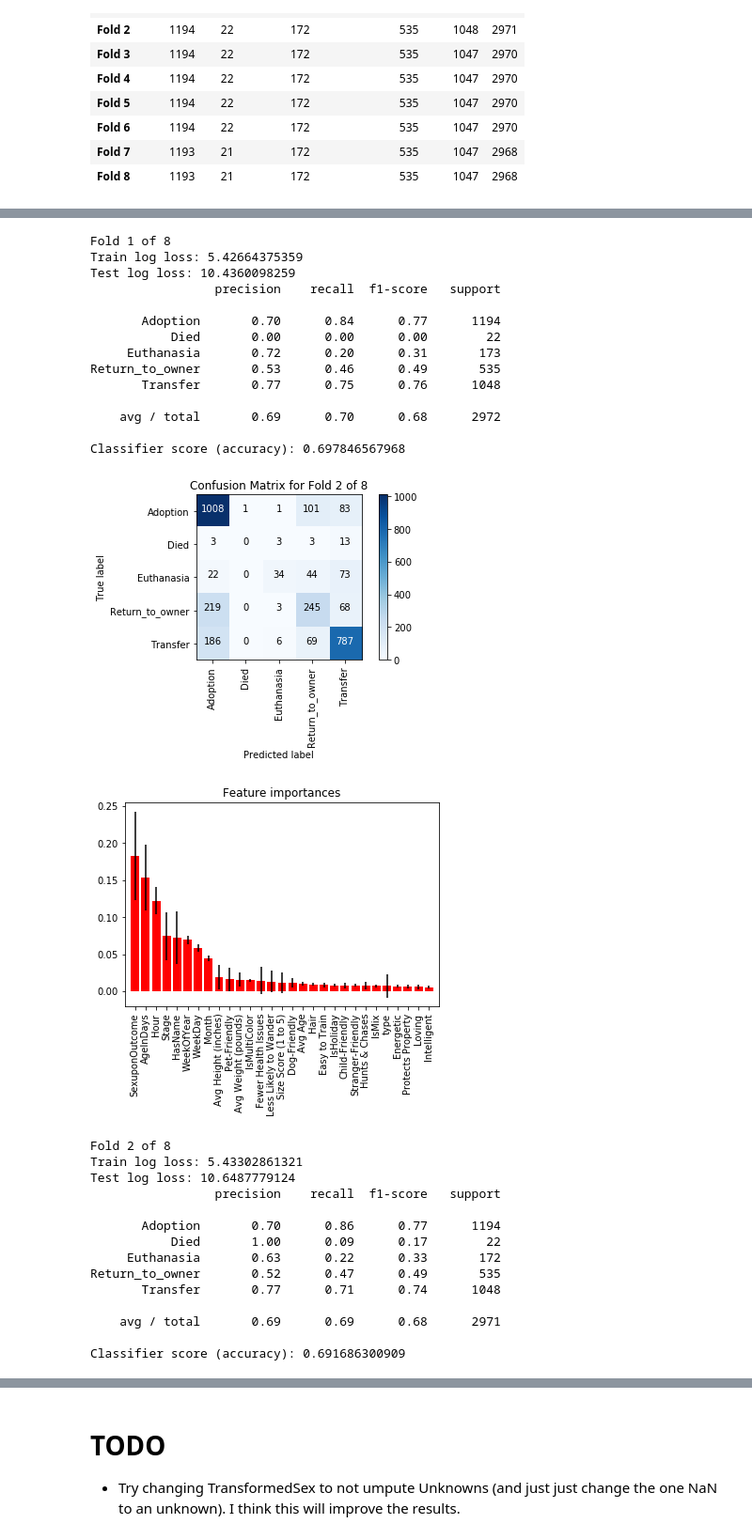
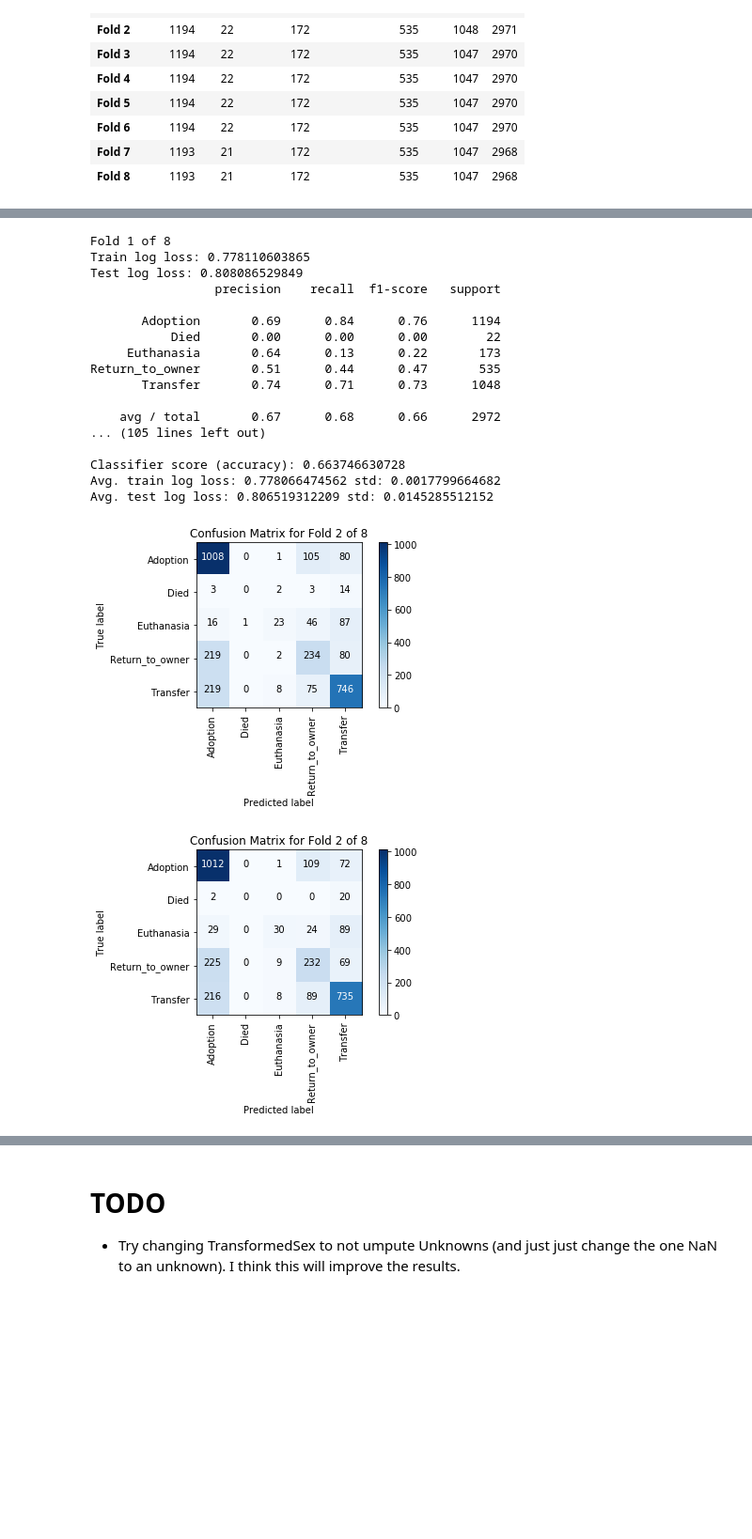
Before and after one commit to mspinelli/animal_shelter, a Jupyter notebook: EnsembleAnimals2.ipynb, the cells around one changed output, grey strips where cells are left out. Shown at 94% size. Cells and saved outputs as stored; diff of their text form; code cells hidden in the pictures; blank space fills up the shorter version.

Commit message:
more work on ensemble methods, added logistic regression, and fixes issues including log loss score

```diff
--- a/EnsembleAnimals2.ipynb
+++ b/EnsembleAnimals2.ipynb
@@ -80,5 +100,5 @@ animals.columns = [x.replace('_y', '') for x in animals.columns]
 # %%
-animals.drop(['Sex', 'Genitals'], inplace=True, axis=1)
+animals.drop(['Sex', 'Genitals', 'SexuponOutcome'], inplace=True, axis=1)
 # %%
 # Helpful if adding to Xian's dataset, already in mine
 
@@ -243,7 +348,8 @@ def create_output(t_true, t_pred, target_names):
     return k1
 # %%
 def calc_ln_loss(t_true, t_pred, target_names):
-    return log_loss(pd.get_dummies(t_true, columns=target_names),
-                    create_output(t_true, t_pred, target_names))
+    return log_loss(t_true, t_pred)
+    #return log_loss(pd.get_dummies(t_true, columns=target_names),
+    #                create_output(t_true, t_pred, target_names))
 # %%
 def ln_loss_scorer(clf, X, t):
@@ -253,11 +361,19 @@ def ln_loss_scorer(clf, X, t):
 # %%
+from sklearn.preprocessing  import LabelEncoder
+
+le = LabelEncoder()
+
+
 def run_classifier(clf, X, t, target_names, loss):
     clf.fit(X.train, t.train)
     pred = TrainTest(pd.Categorical(clf.predict(X.train), categories=target_names),
                      pd.Categorical(clf.predict(X.test), categories=target_names))
 
-    loss.train.append(calc_ln_loss(t.train, pred.train, target_names))
-    loss.test.append(calc_ln_loss(t.test, pred.test, target_names))
+    pred_proba = TrainTest(clf.predict_proba(X.train), clf.predict_proba(X.test))
+
+    loss.train.append(calc_ln_loss(t.train, pred_proba.train, target_names))
+    loss.test.append(calc_ln_loss(t.test, pred_proba.test, target_names))
+
 
     return clf, pred, loss
 # %%
@@ -281,39 +533,30 @@ def run_classifier_CV(clf, train, test, target_names, loss, plot=False):
 # %%
-rf_clf = RandomForestClassifier(n_estimators=100, max_depth=15,
-                             random_state=8, max_features='auto', n_jobs= -1)
+lr_clf = LogisticRegression(C=1.5, penalty='l2', random_state=8)
+
+
+
 loss = TrainTest([], [])
-clfs = run_classifier_CV(rf_clf, train, test, target_names, loss, plot=True)
+clfs = run_classifier_CV(lr_clf, train, test, target_names, loss, plot=True)
 print('Avg. train log loss: {} std: {}'.format(mean(loss.train), std(loss.train)))
 print('Avg. test log loss: {} std: {}'.format(mean(loss.test), std(loss.test)))
 # %% [output]
 Fold 1 of 8
-Train log loss: 5.42664375359
-Test log loss: 10.4360098259
+Train log loss: 0.778110603865
+Test log loss: 0.808086529849
                  precision    recall  f1-score   support
 
-       Adoption       0.70      0.84      0.77      1194
+       Adoption       0.69      0.84      0.76      1194
            Died       0.00      0.00      0.00        22
-     Euthanasia       0.72      0.20      0.31       173
-Return_to_owner       0.53      0.46      0.49       535
-       Transfer       0.77      0.75      0.76      1048
+     Euthanasia       0.64      0.13      0.22       173
+Return_to_owner       0.51      0.44      0.47       535
+       Transfer       0.74      0.71      0.73      1048
 
-    avg / total       0.69      0.70      0.68      2972
+    avg / total       0.67      0.68      0.66      2972
+... (105 lines left out)
 
-Classifier score (accuracy): 0.697846567968
+Classifier score (accuracy): 0.663746630728
+Avg. train log loss: 0.778066474562 std: 0.0017799664682
+Avg. test log loss: 0.806519312209 std: 0.0145285512152
 [figure]
-[figure, old version]
+[figure, new version]
-Fold 2 of 8
-Train log loss: 5.43302861321
-Test log loss: 10.6487779124
-                 precision    recall  f1-score   support
-
-       Adoption       0.70      0.86      0.77      1194
-           Died       1.00      0.09      0.17        22
-     Euthanasia       0.63      0.22      0.33       172
-Return_to_owner       0.52      0.47      0.49       535
-       Transfer       0.77      0.71      0.74      1048
-
-    avg / total       0.69      0.69      0.68      2971
-
-Classifier score (accuracy): 0.691686300909
 [figure]
```
Also changed, not shown: parts of 21 cells of this notebook, 3 other files.
